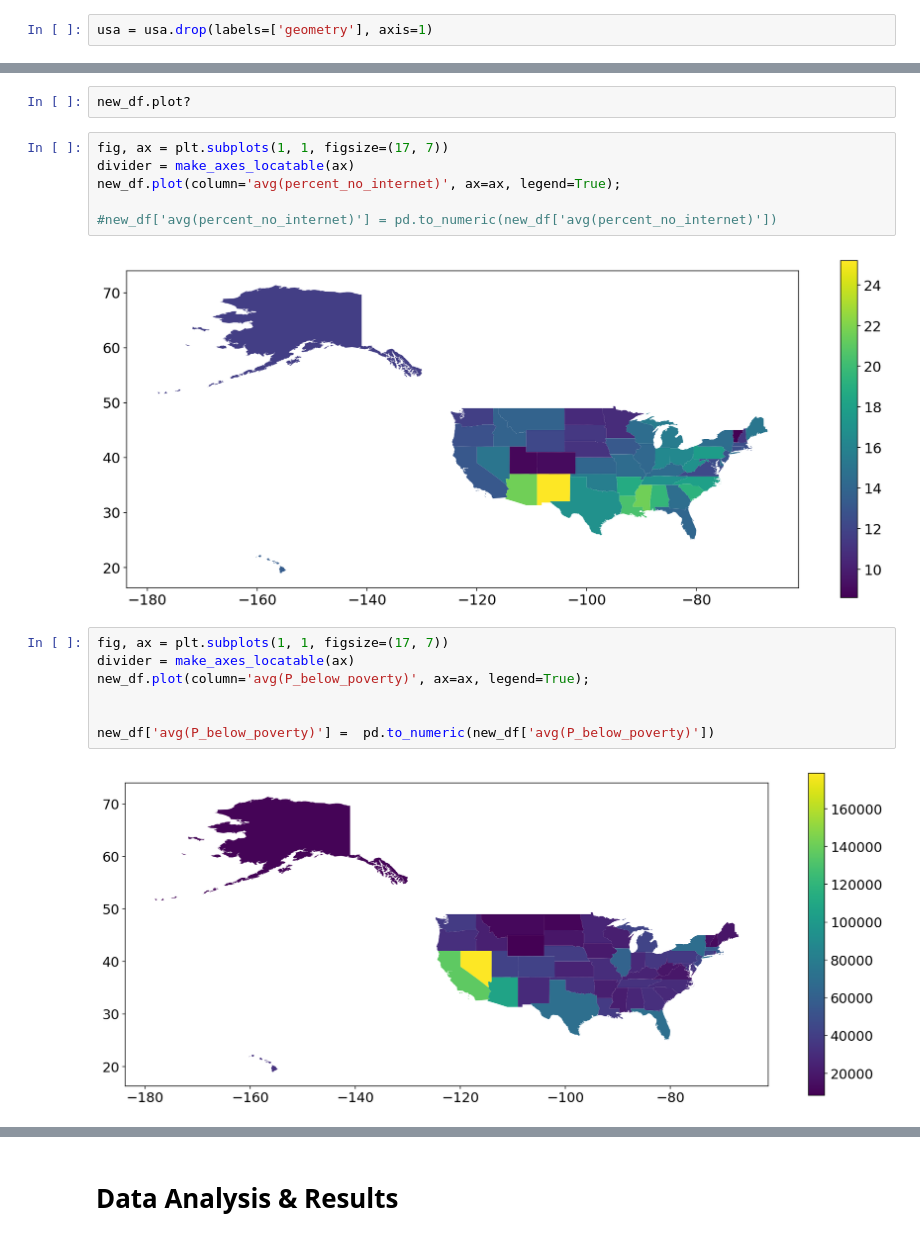
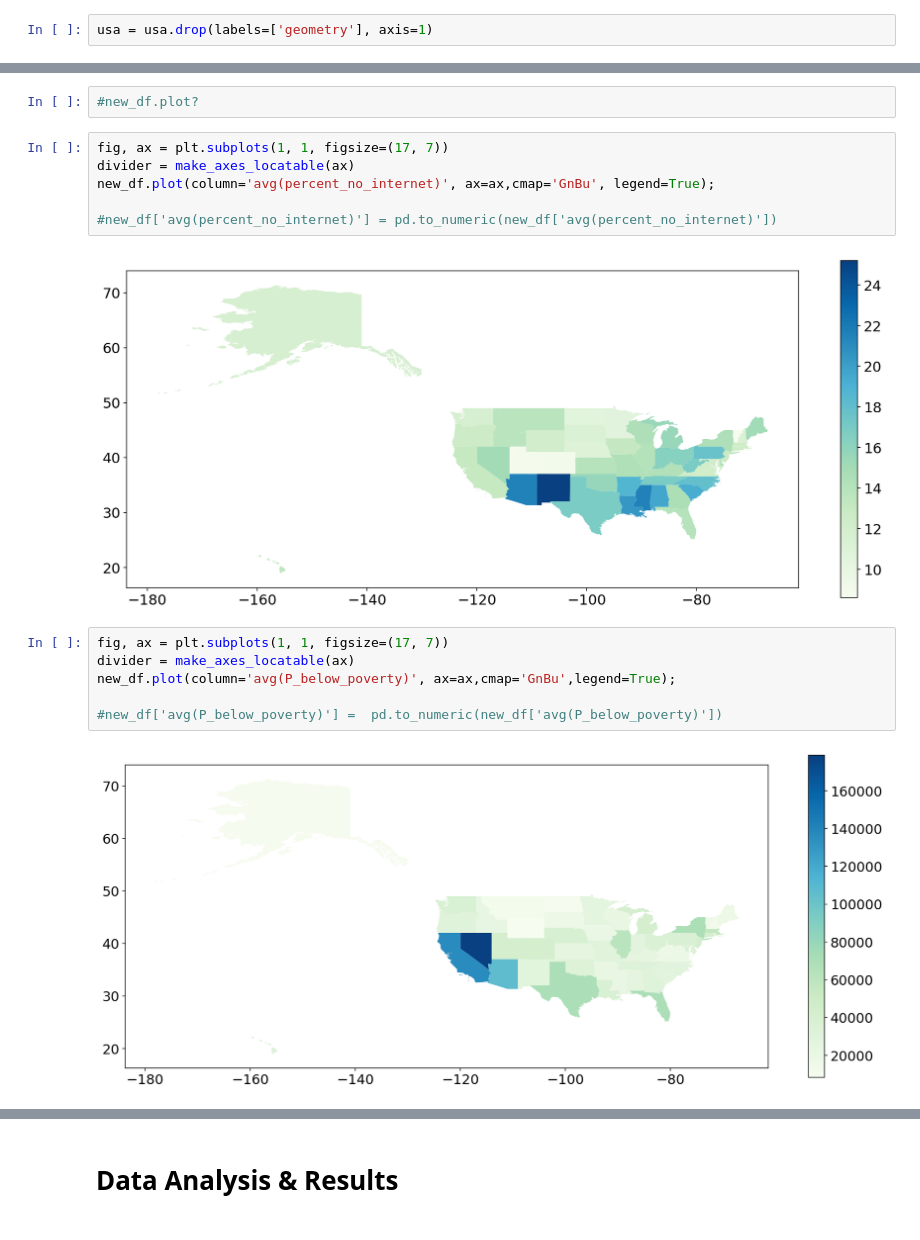
Before and after one commit to jij106/Projects, a Jupyter notebook: FinalProject.ipynb, the cells around one changed output, grey strips where cells are left out. Cells and saved outputs as stored; diff of their text form.

```diff
--- a/FinalProject.ipynb
+++ b/FinalProject.ipynb
@@ -450,25 +450,24 @@ new_df.head()
 | 2 | -109.341420388743 | 46.679014781729 | Montana | 3 | 30 | Mountain | MT | MT | 626188 | ... |
 | 3 | -69.1627558669746 | 45.2517924837451 | Maine | 4 | 23 | New England | ME | ME | 942037 | ... |
 | 4 | -100.453304050024 | 47.4810782039369 | North Dakota | 5 | 38 | West North Central | ND | ND | 411029 | ... |
-# %%
-new_df.plot?
+# %%
+#new_df.plot?
 # %%
 fig, ax = plt.subplots(1, 1, figsize=(17, 7))
 divider = make_axes_locatable(ax)
-new_df.plot(column='avg(percent_no_internet)', ax=ax, legend=True);
+new_df.plot(column='avg(percent_no_internet)', ax=ax,cmap='GnBu', legend=True);
 
 #new_df['avg(percent_no_internet)'] = pd.to_numeric(new_df['avg(percent_no_internet)'])
 # %% [output]
-[figure, old version]
+[figure, new version]
 # %%
 fig, ax = plt.subplots(1, 1, figsize=(17, 7))
 divider = make_axes_locatable(ax)
-new_df.plot(column='avg(P_below_poverty)', ax=ax, legend=True);
+new_df.plot(column='avg(P_below_poverty)', ax=ax,cmap='GnBu',legend=True);
 
-
-new_df['avg(P_below_poverty)'] =  pd.to_numeric(new_df['avg(P_below_poverty)'])
+#new_df['avg(P_below_poverty)'] =  pd.to_numeric(new_df['avg(P_below_poverty)'])
 # %% [output]
-[figure, old version]
+[figure, new version]
 # %%
 fig, ax = plt.subplots(1, 1, figsize=(17, 7))
 divider = make_axes_locatable(ax)
```
Also changed, not shown: parts of 6 cells of this notebook.
